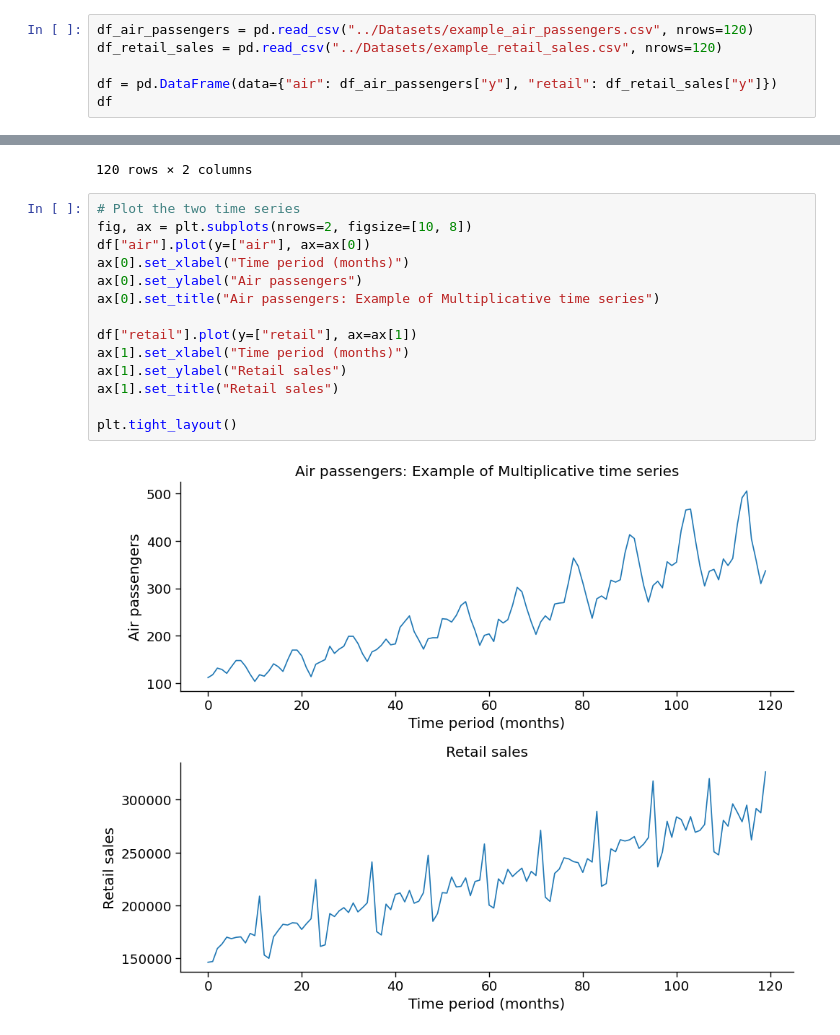
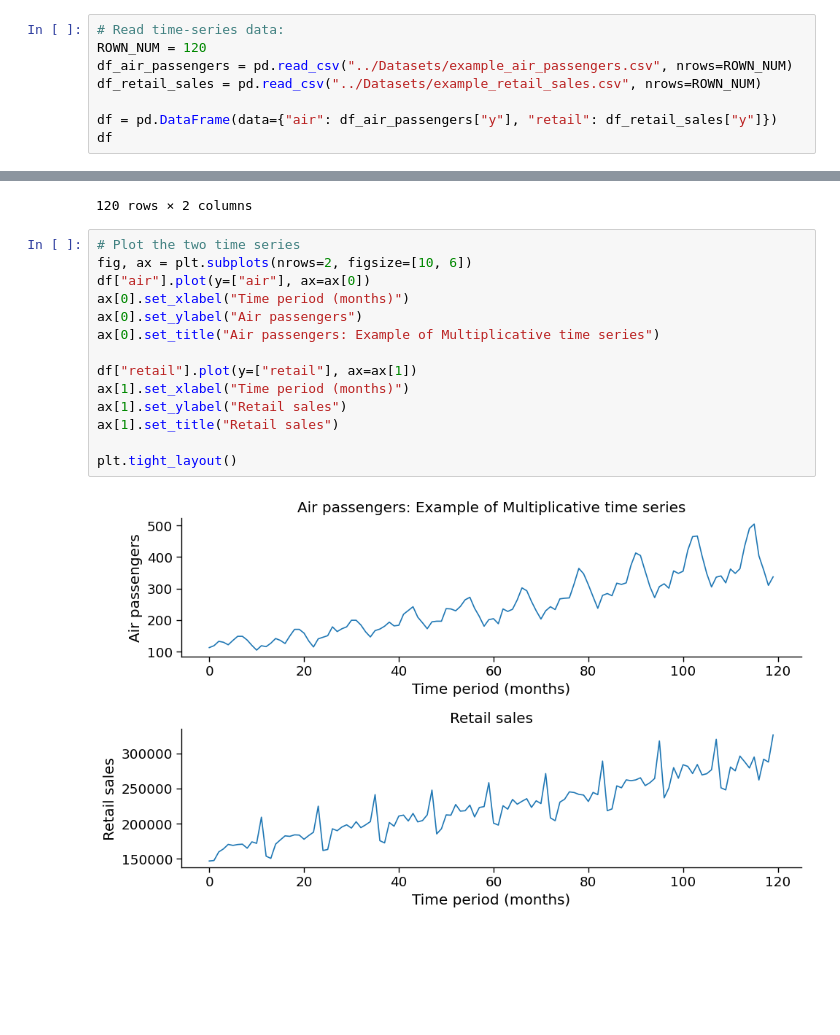
Before and after one commit to razielar/feature_engineering_ts_forecasting, a Jupyter notebook: 06_lag_features/05_cross_correlation_function.ipynb, the cells around one changed output, grey strips where cells are left out. Drawn from its saved outputs; the diff is of its cells as text; blank space fills up the shorter version.

```diff
--- a/06_lag_features/05_cross_correlation_function.ipynb
+++ b/06_lag_features/05_cross_correlation_function.ipynb
@@ -188,8 +197,10 @@ plt.show()
 # %% [markdown]
 ## 3) Time series with trend and seasonality
 # %%
-df_air_passengers = pd.read_csv("../Datasets/example_air_passengers.csv", nrows=120)
-df_retail_sales = pd.read_csv("../Datasets/example_retail_sales.csv", nrows=120)
+# Read time-series data:
+ROWN_NUM = 120
+df_air_passengers = pd.read_csv("../Datasets/example_air_passengers.csv", nrows=ROWN_NUM)
+df_retail_sales = pd.read_csv("../Datasets/example_retail_sales.csv", nrows=ROWN_NUM)
 
 df = pd.DataFrame(data={"air": df_air_passengers["y"], "retail": df_retail_sales["y"]})
 df
@@ -209,17 +220,17 @@ df
 120 rows × 2 columns
 # %%
 # Plot the two time series
-fig, ax = plt.subplots(nrows=2, figsize=[10, 8])
+fig, ax = plt.subplots(nrows=2, figsize=[10, 6])
 df["air"].plot(y=["air"], ax=ax[0])
 ax[0].set_xlabel("Time period (months)")
 ax[0].set_ylabel("Air passengers")
 ax[0].set_title("Air passengers: Example of Multiplicative time series")
 
 df["retail"].plot(y=["retail"], ax=ax[1])
 ax[1].set_xlabel("Time period (months)")
 ax[1].set_ylabel("Retail sales")
 ax[1].set_title("Retail sales")
 
 plt.tight_layout()
 # %% [output]
-[figure, old version]
+[figure, new version]
```
Also changed, not shown: parts of 1 cell of this notebook, 1 other file.
